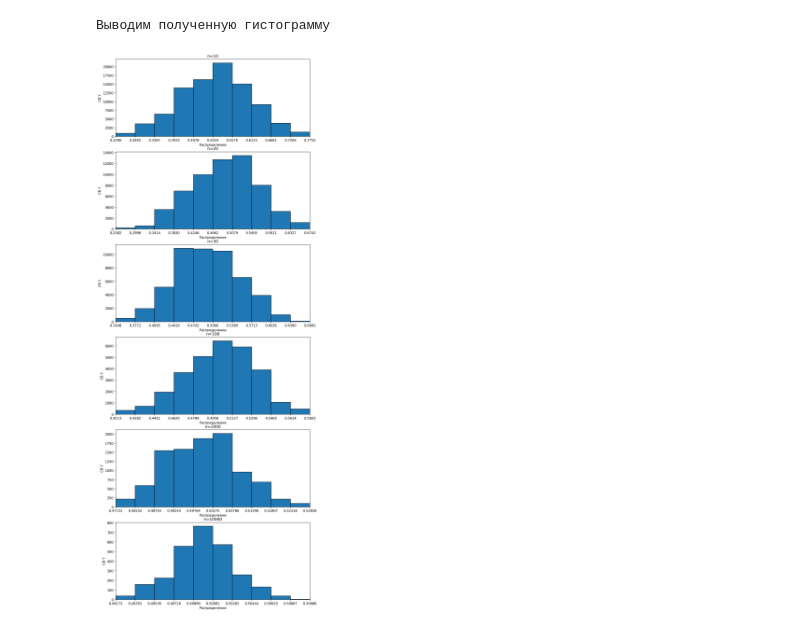
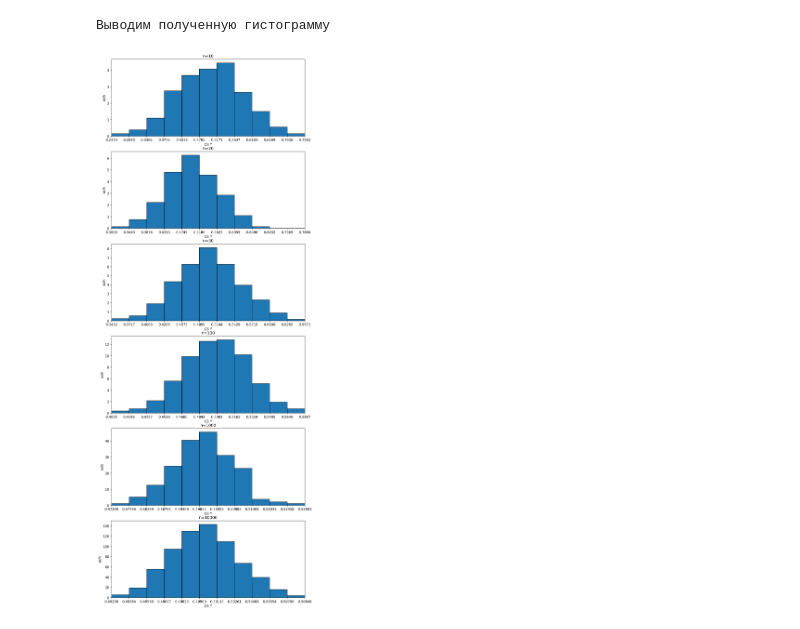
Before and after one commit to TheDeaX-Lab/solution1, a Jupyter notebook: test.ipynb, the cells around one changed output. Saved outputs shown, nothing was run; the diff lists cells and outputs as text; code cells hidden in the pictures.

```diff
--- a/test.ipynb
+++ b/test.ipynb
@@ -66,27 +66,30 @@ def CI_U_G(a, b, n, m):
         start = stop
         stop += delta
     xi = ranges
-    wi = [yi[i]/n for i in range(r)]
-    hi = [(wi[i]/delta)*100 for i in range(r)]
+    wi = [yi[i]/m for i in range(r)]
+    hi = [(wi[i]/delta) for i in range(r)]
     return [mean, dxs[round(gamma*m) - 1], delt, delta, xi, hi]
 # %%
 import matplotlib.pyplot as plt
 ns = [10, 20, 30, 100, 1000, 10000]
-m = 500
+m = 1000
 ln_ns = len(ns)
 fig, axs = plt.subplots(ln_ns)
 fig.set_dpi(150)
 fig.set_size_inches(10.5, 5*ln_ns, forward=True)
 for i, ax in enumerate(axs):
     mean, dx, delt, delta, xi, hi = CI_U_G(0, 1, ns[i], m)
+    xmin = min(xi)
+    xmax = max(xi)
+    tmean = xmax - xmin
     ax.bar(list(map(lambda x: (xi[x]+xi[x+1])/2, range(len(xi)-1))), hi, delta, edgecolor="black")
     ax.set_xlim(min(xi), max(xi))
-    ax.set_xlabel('Распределение')
-    ax.set_ylabel('СВ Y')
+    ax.set_xlabel('СВ Y')
+    ax.set_ylabel('wi/h')
     ax.set_title('n='+str(ns[i]))
     ax.set_xticks(xi)
 #ax.set_yticks([0] + hi)
 print("Выводим полученную гистограмму")
 # %% [output]
 Выводим полученную гистограмму
-[figure, old version]
+[figure, new version]
```
